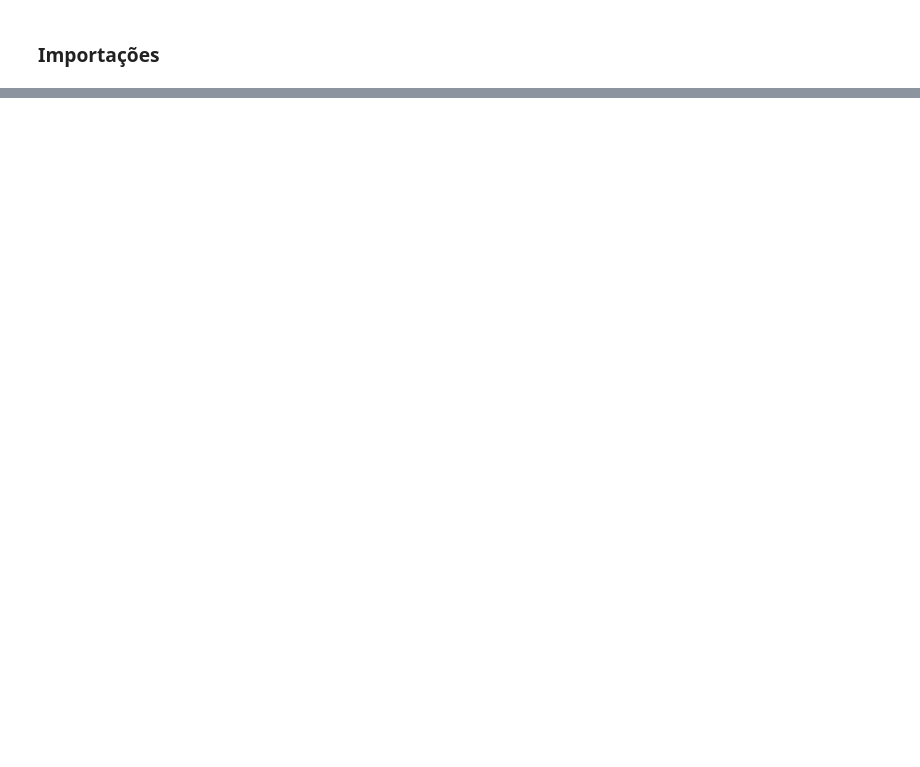
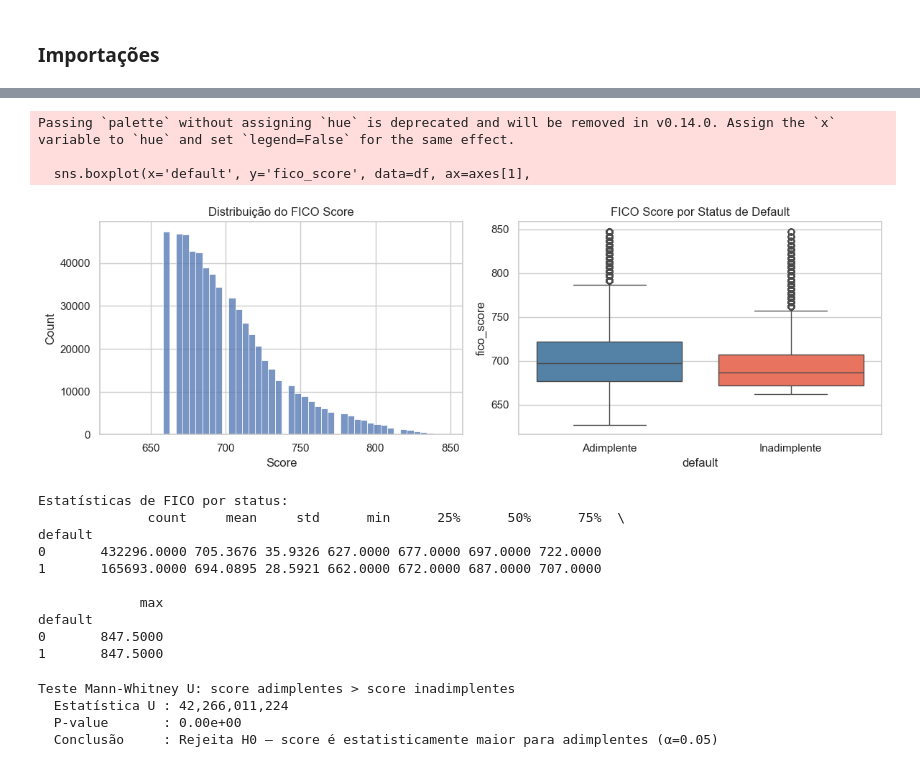
Before and after one commit to Leticia0587/credit-risk-monte-carlo, a Jupyter notebook: notebooks/01_eda.ipynb, the cells around one changed output, grey strips where cells are left out. Drawn from its saved outputs; the diff is of its cells as text; code cells hidden in the pictures; blank space fills up the shorter version.

```diff
--- a/notebooks/01_eda.ipynb
+++ b/notebooks/01_eda.ipynb
@@ -476,0 +182,23 @@ Nas próximas etapas do projeto será construída uma **estrutura de modelagem d
+# %%
+# Variável alvo: default binário
+df['default'] = df['loan_status'].isin(['Charged Off', 'Default']).astype('int8')
+df.drop(columns=['loan_status'], inplace=True)
+
+# Score médio FICO (média de low e high é a proxy padrão usada em modelos de crédito)
+df['fico_score'] = (df['fico_range_low'] + df['fico_range_high']) / 2
+
+# EAD: valor do empréstimo como proxy de exposição
+# Em modelos reais o EAD considera saldo devedor + compromissos não utilizados.
+# Aqui usamos loan_amnt como simplificação razoável para dados históricos.
+df['EAD'] = df['loan_amnt']
+
+# Limpeza da taxa de juros
+df['int_rate'] = (
+    df['int_rate']
+    .astype(str)
+    .str.replace('%', '', regex=False)
+    .astype(float)
+)
+
+print('Variáveis criadas:')
+df[['default', 'fico_score', 'EAD', 'int_rate']].describe()
@@ -476,0 +276,54 @@ Nas próximas etapas do projeto será construída uma **estrutura de modelagem d
+# %%
+# --- 5.3 Distribuição do FICO Score ---
+fig, axes = plt.subplots(1, 2, figsize=(12, 4))
+
+sns.histplot(df['fico_score'], bins=50, ax=axes[0])
+axes[0].set_title('Distribuição do FICO Score')
+axes[0].set_xlabel('Score')
+
+# Score por status de default
+sns.boxplot(x='default', y='fico_score', data=df, ax=axes[1],
+            palette=['steelblue', 'tomato'])
+axes[1].set_title('FICO Score por Status de Default')
+axes[1].set_xticklabels(['Adimplente', 'Inadimplente'])
+
+plt.tight_layout()
+plt.show()
+
+print('\nEstatísticas de FICO por status:')
+print(df.groupby('default')['fico_score'].describe())
+# %% [output]
+Passing `palette` without assigning `hue` is deprecated and will be removed in v0.14.0. Assign the `x` variable to `hue` and set `legend=False` for the same effect.
+
+  sns.boxplot(x='default', y='fico_score', data=df, ax=axes[1],
+[figure, added]
+Estatísticas de FICO por status:
+              count     mean     std      min      25%      50%      75%  \
+default
+0       432296.0000 705.3676 35.9326 627.0000 677.0000 697.0000 722.0000
+1       165693.0000 694.0895 28.5921 662.0000 672.0000 687.0000 707.0000
+
+             max
+default
+0       847.5000
+1       847.5000
+# %%
+# --- 5.4 Teste estatístico: diferença de score entre grupos ---
+# Usamos Mann-Whitney U (não paramétrico) pois a distribuição pode não ser normal.
+# H0: distribuição de score é igual entre adimplentes e inadimplentes
+
+score_adim = df[df['default'] == 0]['fico_score']
+score_inadim = df[df['default'] == 1]['fico_score']
+
+stat, p_value = mannwhitneyu(score_adim, score_inadim, alternative='greater')
+
+print('Teste Mann-Whitney U: score adimplentes > score inadimplentes')
+print(f'  Estatística U : {stat:,.0f}')
+print(f'  P-value       : {p_value:.2e}')
+print(f'  Conclusão     : {"Rejeita H0" if p_value < 0.05 else "Não rejeita H0"} — '
+      f'score é estatisticamente maior para adimplentes (α=0.05)')
+# %% [output]
+Teste Mann-Whitney U: score adimplentes > score inadimplentes
+  Estatística U : 42,266,011,224
+  P-value       : 0.00e+00
+  Conclusão     : Rejeita H0 — score é estatisticamente maior para adimplentes (α=0.05)
```
Also changed, not shown: parts of 86 cells of this notebook, 11 other files.
